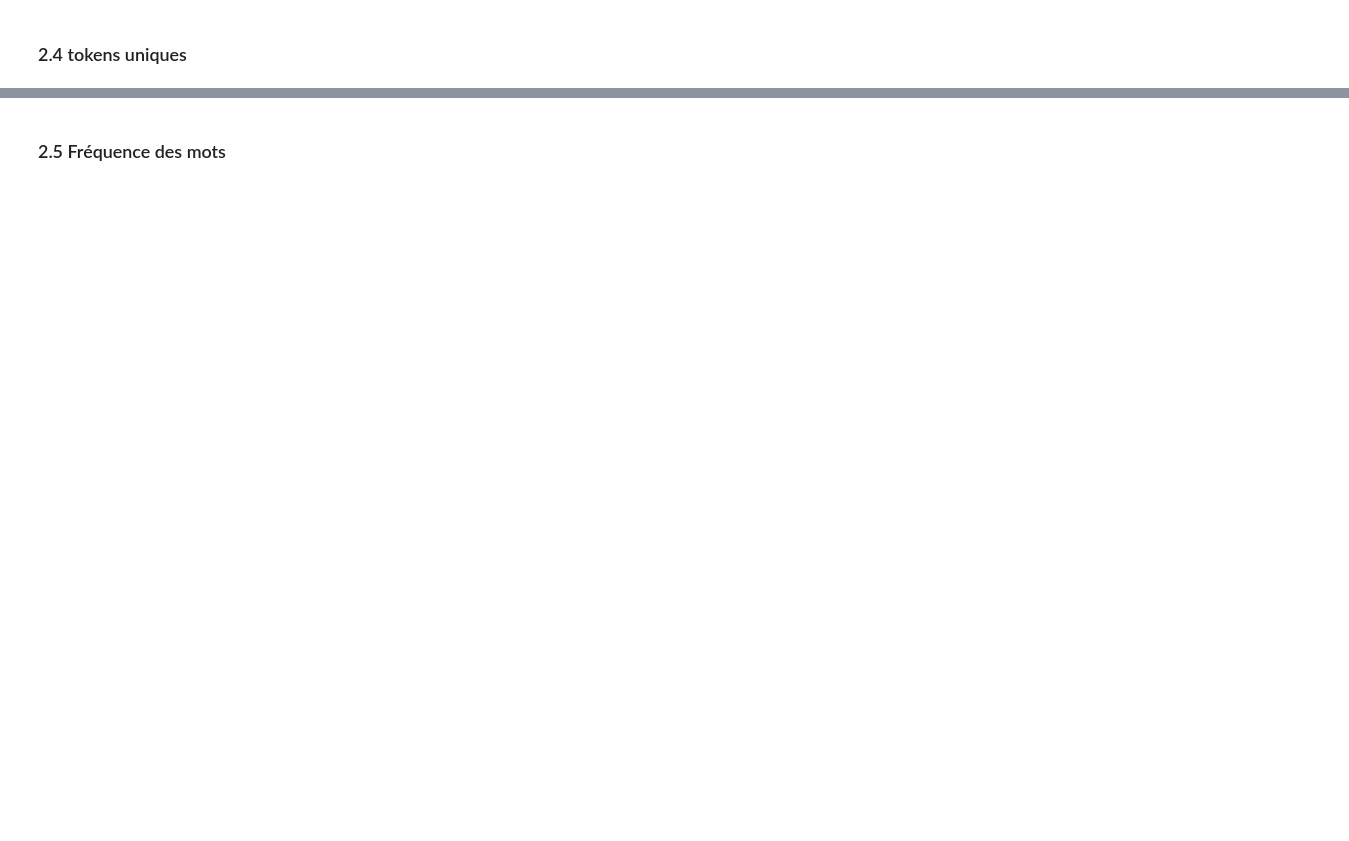
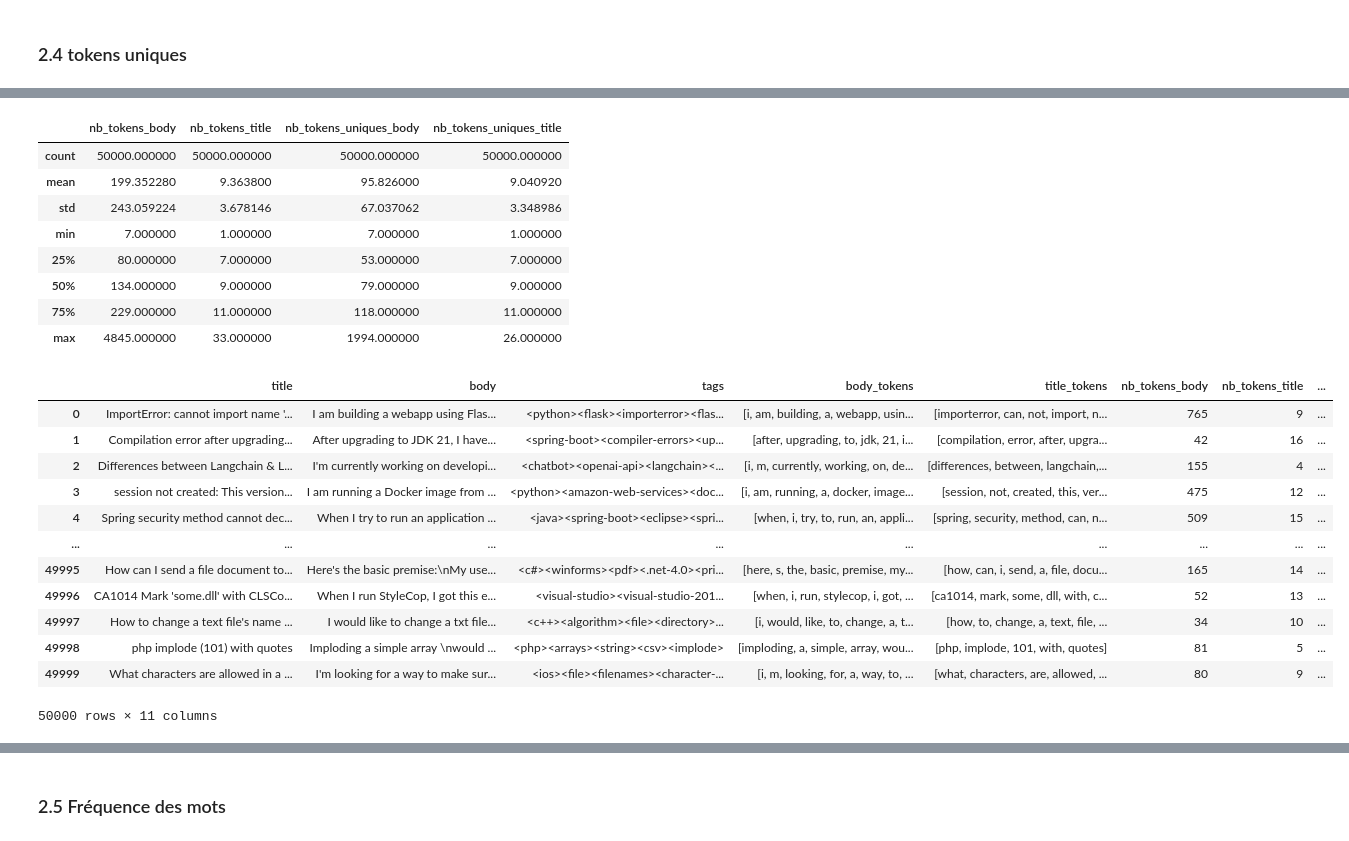
Before and after one commit to Kiwinokoto/ML_student, a Jupyter notebook: notebooks/Oudelet_Kevin_1_notebook_exploration_271123.ipynb, the cells around one changed output, grey strips where cells are left out. Drawn from its saved outputs; the diff is of its cells as text; code cells hidden in the pictures; blank space fills up the shorter version.

```diff
--- a/notebooks/Oudelet_Kevin_1_notebook_exploration_271123.ipynb
+++ b/notebooks/Oudelet_Kevin_1_notebook_exploration_271123.ipynb
@@ -705 +731,34 @@ display(raw_questions_tags)
+# %%
+raw_questions_tags['nb_tokens_uniques_body'] = raw_questions_tags['body_tokens_uniques'].apply(len)
+raw_questions_tags['nb_tokens_uniques_title'] = raw_questions_tags['title_tokens_uniques'].apply(len)
+
+display(raw_questions_tags.describe())
+
+display(raw_questions_tags)
+
+# Légère baisse pour les titres, en revanche
+# le nb de tokens dans les questions (body) est divisé par 2 !
+# %% [output]
+|  | nb_tokens_body | nb_tokens_title | nb_tokens_uniques_body | nb_tokens_uniques_title |
+| count | 50000.000000 | 50000.000000 | 50000.000000 | 50000.000000 |
+| mean | 199.352280 | 9.363800 | 95.826000 | 9.040920 |
+| std | 243.059224 | 3.678146 | 67.037062 | 3.348986 |
+| min | 7.000000 | 1.000000 | 7.000000 | 1.000000 |
+| 25% | 80.000000 | 7.000000 | 53.000000 | 7.000000 |
+| 50% | 134.000000 | 9.000000 | 79.000000 | 9.000000 |
+| 75% | 229.000000 | 11.000000 | 118.000000 | 11.000000 |
+| max | 4845.000000 | 33.000000 | 1994.000000 | 26.000000 |
+|  | title | body | tags | body_tokens | title_tokens | nb_tokens_body | nb_tokens_title | ... |
+| 0 | ImportError: cannot import name '... | I am building a webapp using Flas... | <python><flask><importerror><flas... | [i, am, building, a, webapp, usin... | [importerror, can, not, import, n... | 765 | 9 | ... |
+| 1 | Compilation error after upgrading... | After upgrading to JDK 21, I have... | <spring-boot><compiler-errors><up... | [after, upgrading, to, jdk, 21, i... | [compilation, error, after, upgra... | 42 | 16 | ... |
+| 2 | Differences between Langchain & L... | I'm currently working on developi... | <chatbot><openai-api><langchain><... | [i, m, currently, working, on, de... | [differences, between, langchain,... | 155 | 4 | ... |
+| 3 | session not created: This version... | I am running a Docker image from ... | <python><amazon-web-services><doc... | [i, am, running, a, docker, image... | [session, not, created, this, ver... | 475 | 12 | ... |
+| 4 | Spring security method cannot dec... | When I try to run an application ... | <java><spring-boot><eclipse><spri... | [when, i, try, to, run, an, appli... | [spring, security, method, can, n... | 509 | 15 | ... |
+| ... | ... | ... | ... | ... | ... | ... | ... | ... |
+| 49995 | How can I send a file document to... | Here's the basic premise:\nMy use... | <c#><winforms><pdf><.net-4.0><pri... | [here, s, the, basic, premise, my... | [how, can, i, send, a, file, docu... | 165 | 14 | ... |
+| 49996 | CA1014 Mark 'some.dll' with CLSCo... | When I run StyleCop, I got this e... | <visual-studio><visual-studio-201... | [when, i, run, stylecop, i, got, ... | [ca1014, mark, some, dll, with, c... | 52 | 13 | ... |
+| 49997 | How to change a text file's name ... | I would like to change a txt file... | <c++><algorithm><file><directory>... | [i, would, like, to, change, a, t... | [how, to, change, a, text, file, ... | 34 | 10 | ... |
+| 49998 | php implode (101) with quotes | Imploding a simple array \nwould ... | <php><arrays><string><csv><implode> | [imploding, a, simple, array, wou... | [php, implode, 101, with, quotes] | 81 | 5 | ... |
+| 49999 | What characters are allowed in a ... | I'm looking for a way to make sur... | <ios><file><filenames><character-... | [i, m, looking, for, a, way, to, ... | [what, characters, are, allowed, ... | 80 | 9 | ... |
+50000 rows × 11 columns
 # %%
```
Also changed, not shown: parts of 17 cells of this notebook.
